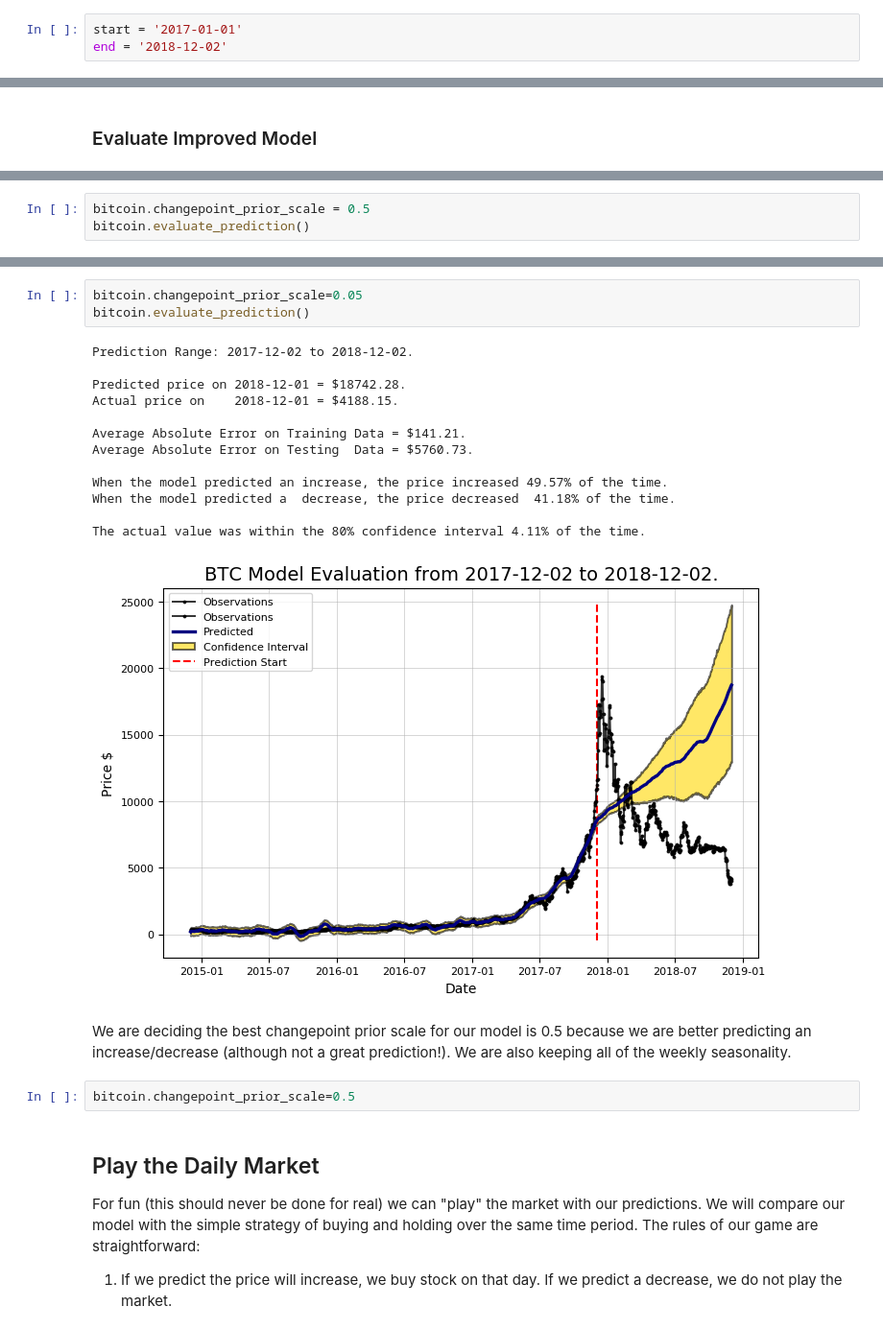
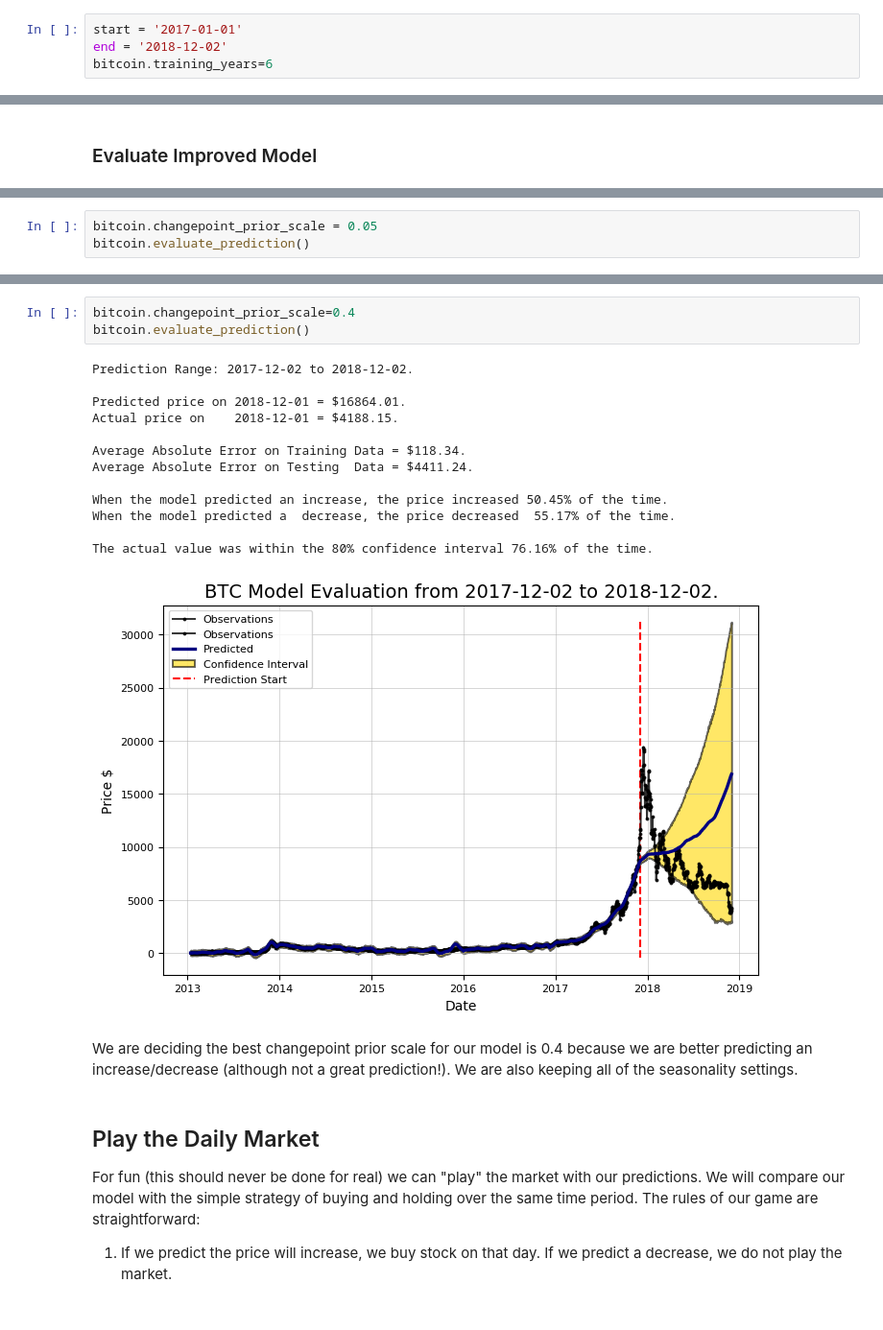
Before and after one commit to lauramayol/crypto_signal, a Jupyter notebook: crypto_signal/Stocker Prediction Usage.ipynb, the cells around one changed output, grey strips where cells are left out. Shown at 96% size. Cells and saved outputs as stored; diff of their text form.

```diff
--- a/crypto_signal/Stocker Prediction Usage.ipynb
+++ b/crypto_signal/Stocker Prediction Usage.ipynb
@@ -27,6 +27,7 @@ BTC Stocker Initialized. Data covers 2013-01-14 to 2018-12-02.
 # %%
 start = '2017-01-01'
 end = '2018-12-02'
+bitcoin.training_years=6
 # %%
 bitcoin.evaluate_prediction(start_date=start, end_date=end, nshares=100)
 # %% [output]
@@ -197,5 +198,5 @@ Evaluating model with 0.5 changepoint because it had the lowest abs. error.
 # %%
-bitcoin.changepoint_prior_scale = 0.5
+bitcoin.changepoint_prior_scale = 0.05
 bitcoin.evaluate_prediction()
 # %% [output]
 Prediction Range: 2017-12-02 to 2018-12-02.
@@ -219,24 +220,22 @@ We are now going to try 0.05 changepoint because the error is relatively similar
 # %%
-bitcoin.changepoint_prior_scale=0.05
+bitcoin.changepoint_prior_scale=0.4
 bitcoin.evaluate_prediction()
 # %% [output]
 Prediction Range: 2017-12-02 to 2018-12-02.
 
-Predicted price on 2018-12-01 = $18742.28.
+Predicted price on 2018-12-01 = $16864.01.
 Actual price on    2018-12-01 = $4188.15.
 
-Average Absolute Error on Training Data = $141.21.
-Average Absolute Error on Testing  Data = $5760.73.
+Average Absolute Error on Training Data = $118.34.
+Average Absolute Error on Testing  Data = $4411.24.
 
-When the model predicted an increase, the price increased 49.57% of the time.
-When the model predicted a  decrease, the price decreased  41.18% of the time.
+When the model predicted an increase, the price increased 50.45% of the time.
+When the model predicted a  decrease, the price decreased  55.17% of the time.
 
-The actual value was within the 80% confidence interval 4.11% of the time.
+The actual value was within the 80% confidence interval 76.16% of the time.
-[figure, old version]
+[figure, new version]
 # %% [markdown]
-We are deciding the best changepoint prior scale for our model is 0.5 because we are better predicting an increase/decrease (although not a great prediction!). We are also keeping all of the weekly seasonality.
+We are deciding the best changepoint prior scale for our model is 0.4 because we are better predicting an increase/decrease (although not a great prediction!). We are also keeping all of the seasonality settings.
-# %%
-bitcoin.changepoint_prior_scale=0.5
 # %% [markdown]
 ## Play the Daily Market
 
```
Also changed, not shown: parts of 19 cells of this notebook, 4 other files.
